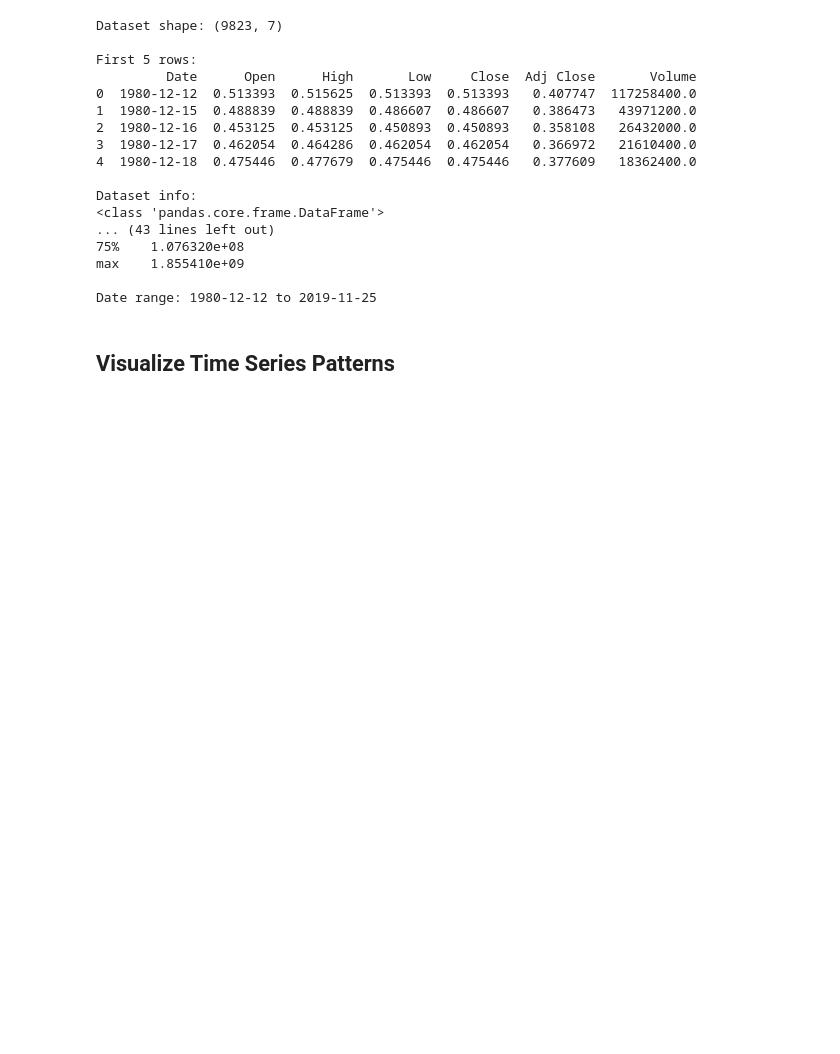
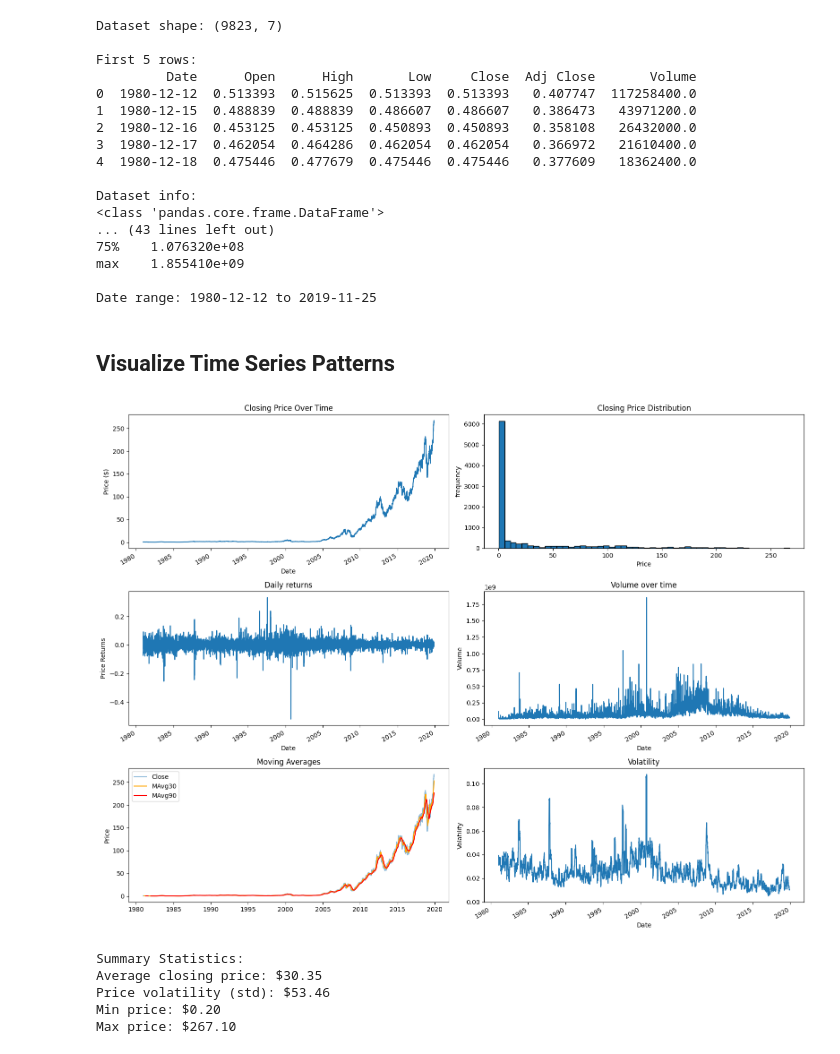
Before and after one commit to Philip-O-M/MachineLearning, a Jupyter notebook: GatedRecurrentUnit.ipynb, the cells around one changed output. Cells and saved outputs as stored; diff of their text form; code cells hidden in the pictures; blank space fills up the shorter version.

Commit message:
feat: Visualize Time Series Patterns
Using plot diagrams, the dataset is visualized

issue: #1

```diff
--- a/GatedRecurrentUnit.ipynb
+++ b/GatedRecurrentUnit.ipynb
@@ -72,3 +72,73 @@ max    1.855410e+09
 Date range: 1980-12-12 to 2019-11-25
 # %% [markdown]
 ## Visualize Time Series Patterns
+# %%
+def plot_time_series_exploration(df):
+    """
+    Creating comprehensive visualizations of the time series data
+
+    TODO 1.2.1: Implement time series visualization
+    """
+    fig, axes = plt.subplots(3, 2, figsize=(16, 12))
+
+    # TODO 1.2.2: Plot closing price over time
+    # Use axes[0,0] for the main time series plot
+    df['Close'].plot(ax=axes[0, 0], title='Closing Price Over Time')
+    axes[0, 0].set_ylabel('Price ($)')
+
+    # TODO 1.2.3: Plot price distribution histogram
+    # Use axes[0,1] for closing price distribution
+    axes[0,1].hist(df['Close'], bins = 50, edgecolor = 'black')
+    axes[0,1].set_title('Closing Price Distribution')
+    axes[0,1].set_xlabel('Price')
+    axes[0,1].set_ylabel('frequency')
+
+    # TODO 1.2.4: Plot daily returns
+    # Plot using axes[1,0]
+    daily_returns = df['Close'].pct_change()
+    daily_returns.plot(ax=axes[1,0], title='Daily returns')
+    axes[1,0].set_ylabel('Price Returns')
+
+    # TODO 1.2.5: Plot volume over time
+    # Use axes[1,1] for volume analysis
+    df['Volume'].plot(ax=axes[1,1], title='Volume over time')
+    axes[1,1].set_ylabel('Volume')
+
+    # TODO 1.2.6: Plot moving averages
+    # Calculate 30-day and 90-day moving averages
+    # Plot with original close price using axes[2,0]
+    df['MAvg30'] = df['Close'].rolling(window=30).mean()
+    df['MAvg90'] = df['Close'].rolling(window=90).mean()
+    axes[2,0].plot(df['Close'], label='Close', alpha=0.5)
+    axes[2,0].plot(df['MAvg30'], label='MAvg30', color = 'orange')
+    axes[2,0].plot(df['MAvg90'], label='MAvg90', color = 'red')
+    axes[2,0].set_title('Moving Averages')
+    axes[2,0].set_ylabel('Price')
+    axes[2,0].legend()
+
+
+    # TODO 1.2.7: Plot volatility (rolling standard deviation)
+    # Calculate 30-day rolling std of returns
+    # Plot using axes[2,1]
+    rolling_std = daily_returns.rolling(window=30).std()
+    rolling_std.plot(ax=axes[2,1], title = "Volatility")
+    axes[2,1].set_ylabel('Volatility')
+    plt.tight_layout()
+    plt.show()
+
+# TODO 1.2.8: Create the visualizations
+plot_time_series_exploration(df)
+
+# TODO 1.2.9: Print summary statistics
+print("Summary Statistics:")
+print(f"Average closing price: ${df['Close'].mean():.2f}")
+print(f"Price volatility (std): ${df['Close'].std():.2f}")
+print(f"Min price: ${df['Close'].min():.2f}")
+print(f"Max price: ${df['Close'].max():.2f}")
+# %% [output]
+[figure, added]
+Summary Statistics:
+Average closing price: $30.35
+Price volatility (std): $53.46
+Min price: $0.20
+Max price: $267.10
```
